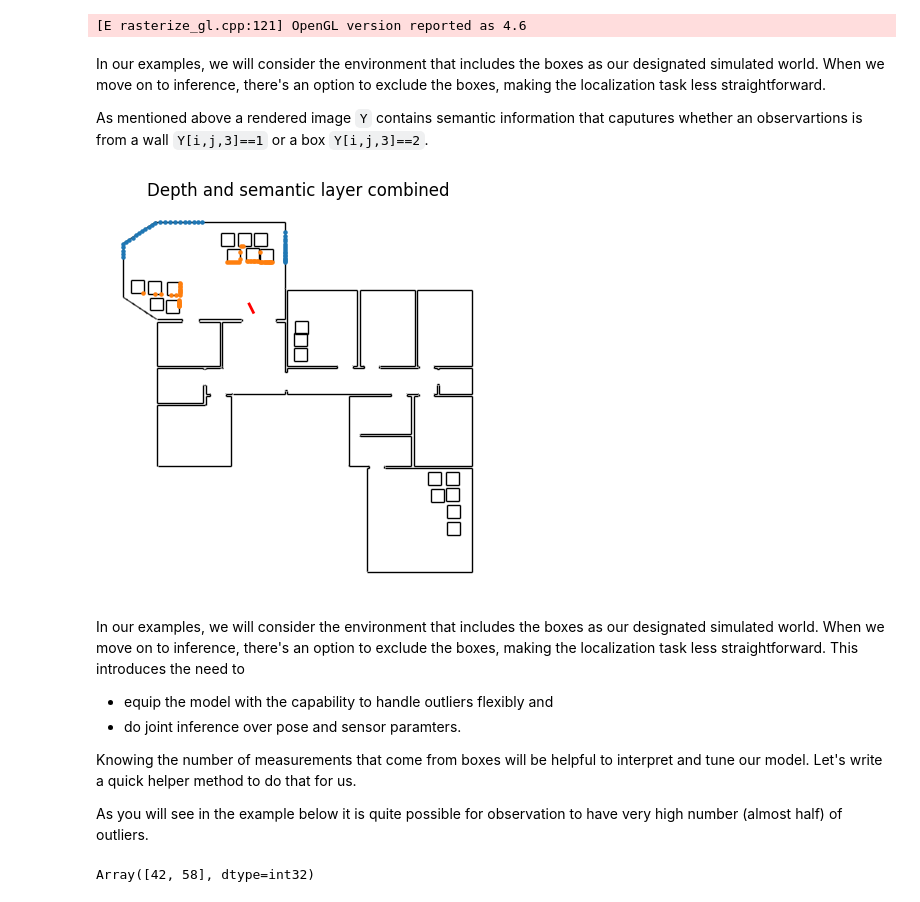
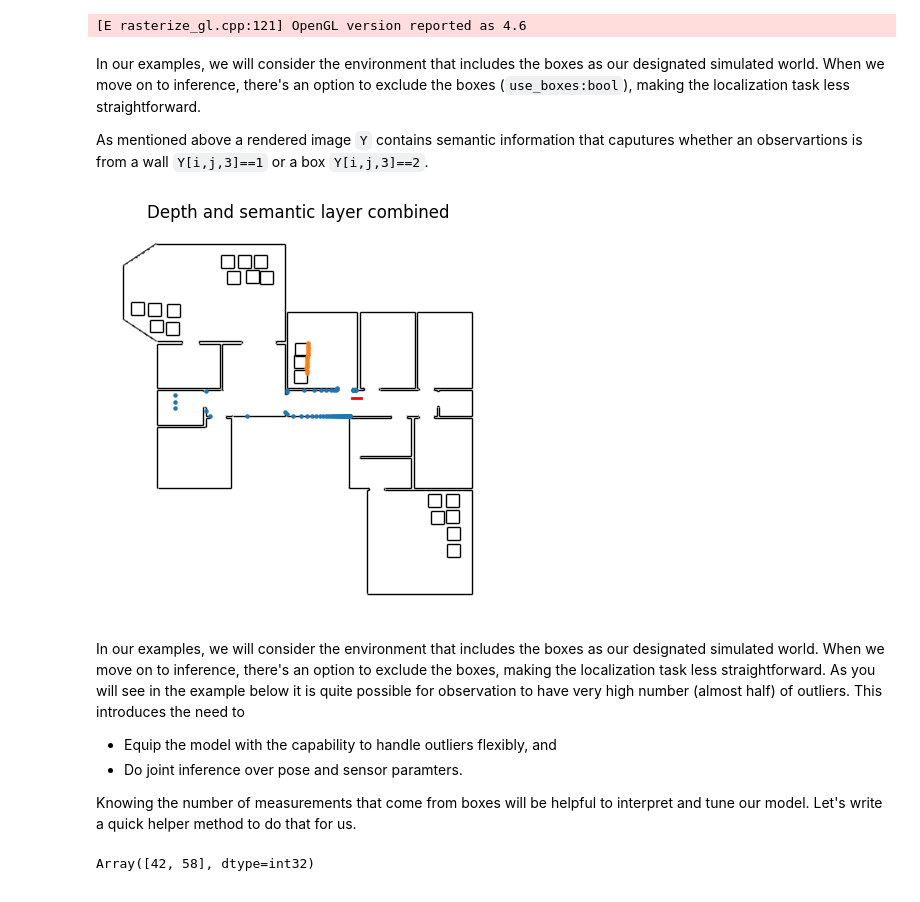
Before and after one commit to probcomp/chi-sight-mkl, a Jupyter notebook: notebooks/22 - Hierarchical Sensor Model - Teaching.ipynb, the cells around one changed output. Saved outputs shown, nothing was run; the diff lists cells and outputs as text; code cells hidden in the pictures.

```diff
--- a/notebooks/22 - Hierarchical Sensor Model - Teaching.ipynb
+++ b/notebooks/22 - Hierarchical Sensor Model - Teaching.ipynb
@@ -112,12 +110,3 @@ table = move_to_xy(table, *_center)
 map_mesh.vertices[:,2] -= 0.5
 box_mesh.vertices[:,2] -= 0.5
 table.vertices[:,2]    -= 0.5
-
-#|  Let's look at what we just created. But keep in mind that going forward
-#|  we are forgetting about the 3D structure here. This is really just
-#|  so we can take advantage of the performance of the 3D renderer.
-v = Viewer(width=800, cam_pos=(*(_center - jnp.array([0,25])),10), cam_look=np.array([*_center,0]), background="#eee", view_as="world")
-v.add_mesh(map_mesh.vertices, map_mesh.faces, c=np.array([.99,.99,.99]))
-v.add_mesh(box_mesh.vertices, box_mesh.faces, c=np.array([.99,.1,.1]))
-v.add_mesh(table.vertices, table.faces, c=np.array([1.,1.,1.]))
-v
@@ -132,7 +125,7 @@ The render function takes a 3D Pose consisting of a tuple of a 3D rotation matri
 But our poses `_ps` still live in 2D, so we have to *lift* them into our 3D scene.
 # %%
 def lift_pose(v, z=0.0, pitch=0.0, roll=0.0):
-    """Lifts a 2d pose veoctor (x1,x2,hd) to 3d"""
+    """Lifts a 2d pose vector [x1,x2,hd] to 3d"""
     x  = v[:2]
     hd = v[ 2]
     return pack_pose(
@@ -200,41 +193,39 @@ render = make_render_function([map_mesh, box_mesh, table], w=100, h=1);
 Increasing frame buffer size to (width, height, depth) = (128, 32, 1024)
 [E rasterize_gl.cpp:121] OpenGL version reported as 4.6
 # %% [markdown]
-In our examples, we will consider the environment that includes the boxes as our designated simulated world. When we move on to inference, there's an option to exclude the boxes, making the localization task less straightforward.
+In our examples, we will consider the environment that includes the boxes as our designated simulated world. When we move on to inference, there's an option to exclude the boxes (`use_boxes:bool`), making the localization task less straightforward.
 
 As mentioned above a rendered image `Y` contains semantic information that caputures whether an observartions is from a wall `Y[i,j,3]==1` or a box `Y[i,j,3]==2`.
 # %%
-t  = 35 # 35
+t  = 15 # Try `35` as well
 p  = _ps[t]
 Y  = render(lift_pose(p), inds=[0,1])
 ys = Y[0,:,[0,2]].T
 ys = apply_2dpose(p, ys)
 
 # NOTE: The "semantic layer" should contain ints -- it's identities after all --
 #   but the returned `dtype` of the image is `float64`. To avoid numerical issues
 #   like having entries of the form `1.9999999` and not `2` we reduce the precision a bit
 is_outlier = Y[0,:,3].astype(jnp.float16) == 2
 
 # ===========================
 plt.figure(figsize=(5,5))
 plt.gca().set_aspect(1)
 plt.axis("off")
 plt.title("Depth and semantic layer combined")
 plot_segs(_segs, c="k", zorder=-1)
 plot_segs(_boxes, c="k", zorder=-1)
 plot_pose(_ps[t], ax=plt.gca())
 plt.scatter(*ys[is_outlier==False].T, c="C0", s=5)
 plt.scatter(*ys[is_outlier== True].T, c="C1", s=5)
 # %% [output]
-[figure, old version]
+[figure, new version]
 # %% [markdown]
-In our examples, we will consider the environment that includes the boxes as our designated simulated world. When we move on to inference, there's an option to exclude the boxes, making the localization task less straightforward.  This introduces the need to
-- equip the model with the capability to handle outliers flexibly and
-- do joint inference over pose and sensor paramters.
+In our examples, we will consider the environment that includes the boxes as our designated simulated world. When we move on to inference, there's an option to exclude the boxes, making the localization task less straightforward. As you will see in the example below it is quite possible for observation to have very high number (almost half) of outliers. This introduces the need to
+- Equip the model with the capability to handle outliers flexibly, and
+- Do joint inference over pose and sensor paramters.
 
 Knowing the number of measurements that come from boxes will be helpful to interpret and tune our model. Let's write a quick helper method to do that for us.
-
-As you will see in the example below it is quite possible for observation to have very high number (almost half) of outliers.
 # %%
 def inlier_vs_outlier_counts(t):
     """Deterministic inlier (walls) and outlier (boxes) counts."""
```
Also changed, not shown: parts of 28 cells of this notebook, 7 other files.
